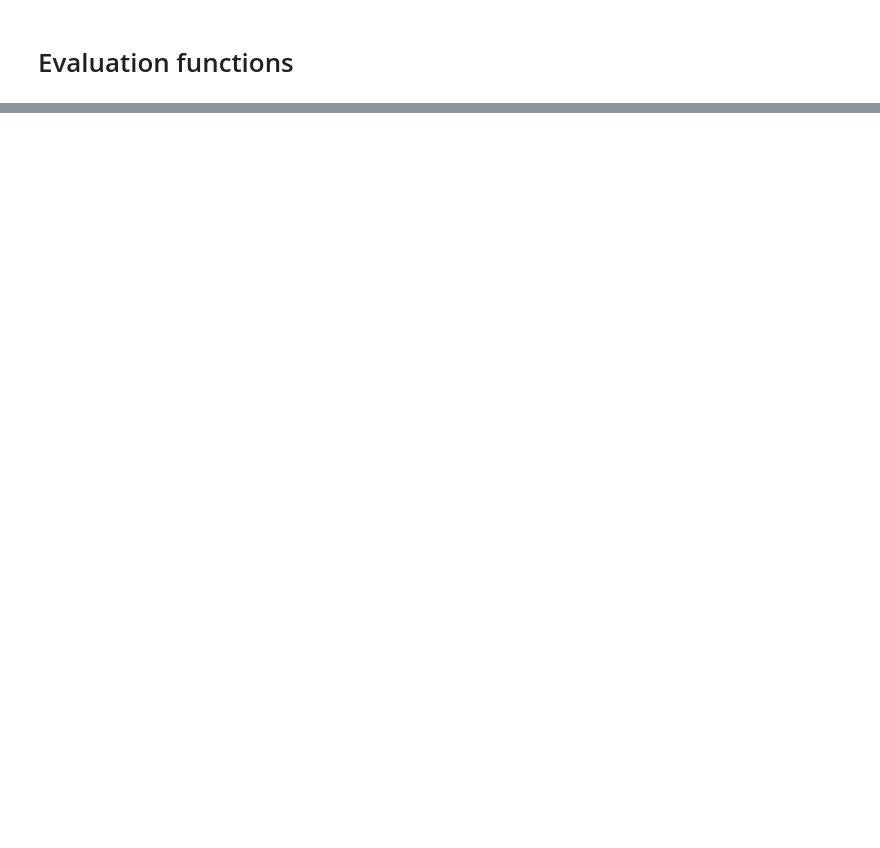
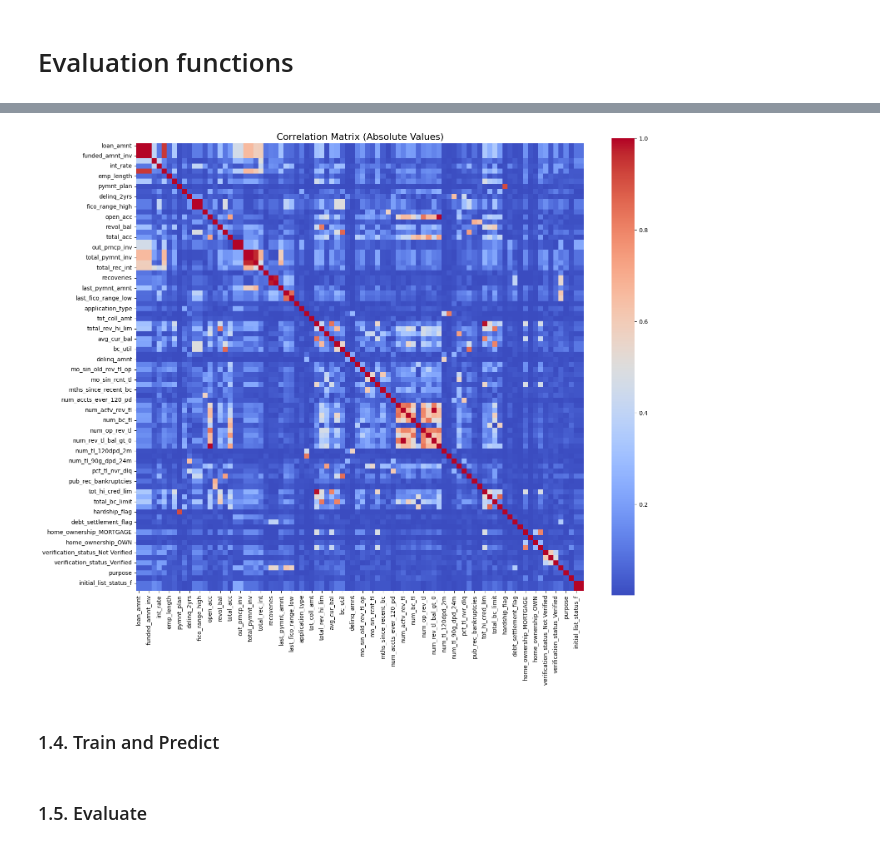
Before and after one commit to SamK-120/tu_ml_assignment_1, a Jupyter notebook: ML.ipynb, the cells around one changed output, grey strips where cells are left out. Saved outputs shown, nothing was run; the diff lists cells and outputs as text; code cells hidden in the pictures; blank space fills up the shorter version.

```diff
--- a/ML.ipynb
+++ b/ML.ipynb
@@ -129,0 +573,3 @@ def compare_metrics(y_true:pd.DataFrame, y_pred:pd.DataFrame) -> dict:
+# %%
+# Transform categorical columns
+x_train_col_trnsfrmd, x_test_col_trnsfrmd = categoricalColumnEncoding(x_train, x_test, y_train)
@@ -129,0 +631,15 @@ def compare_metrics(y_true:pd.DataFrame, y_pred:pd.DataFrame) -> dict:
+# %%
+# Merge transformed numerical and categorical data for both train and test data set
+x_train_final_svc = pd.concat([x_train_num.reset_index(drop=True), x_train_col_trnsfrmd.reset_index(drop=True)], axis=1)
+x_test_final_svc = pd.concat([x_test_num.reset_index(drop=True), x_test_col_trnsfrmd.reset_index(drop=True)], axis=1)
+
+x_train_final = pd.concat([x_train[num_cols], x_train_col_trnsfrmd.reset_index(drop=True)], axis=1)
+x_test_final = pd.concat([x_train[num_cols], x_test_col_trnsfrmd.reset_index(drop=True)], axis=1)
+# %%
+# Print correlational matrix and remove highly correlated columns
+x_train_final, dropped_cols = dropHighCorrColumn(x_train_final, 0.8, 16, 16)
+x_test_final = x_test_final.drop(columns=dropped_cols, errors='ignore')
+# %% [output]
+[figure, added]
+# %% [markdown]
+### 1.4. Train and Predict
@@ -129,0 +649,2 @@ def compare_metrics(y_true:pd.DataFrame, y_pred:pd.DataFrame) -> dict:
+# %% [markdown]
+### 1.5. Evaluate
```
Also changed, not shown: parts of 152 cells of this notebook.
